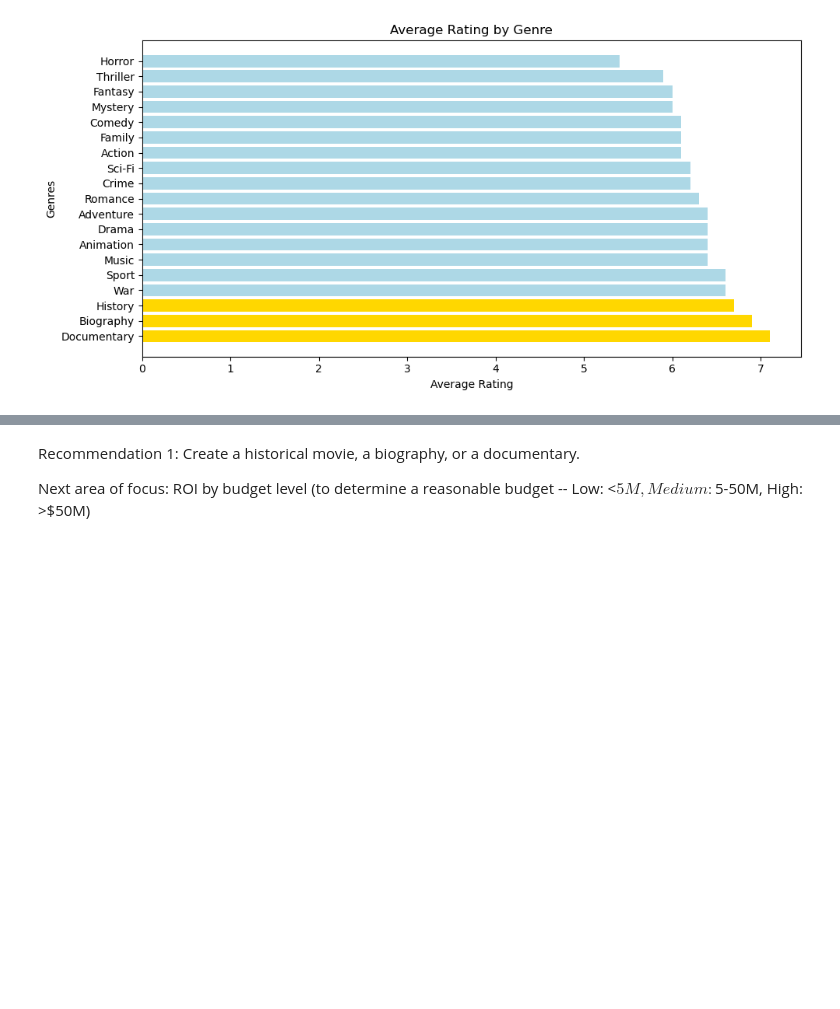
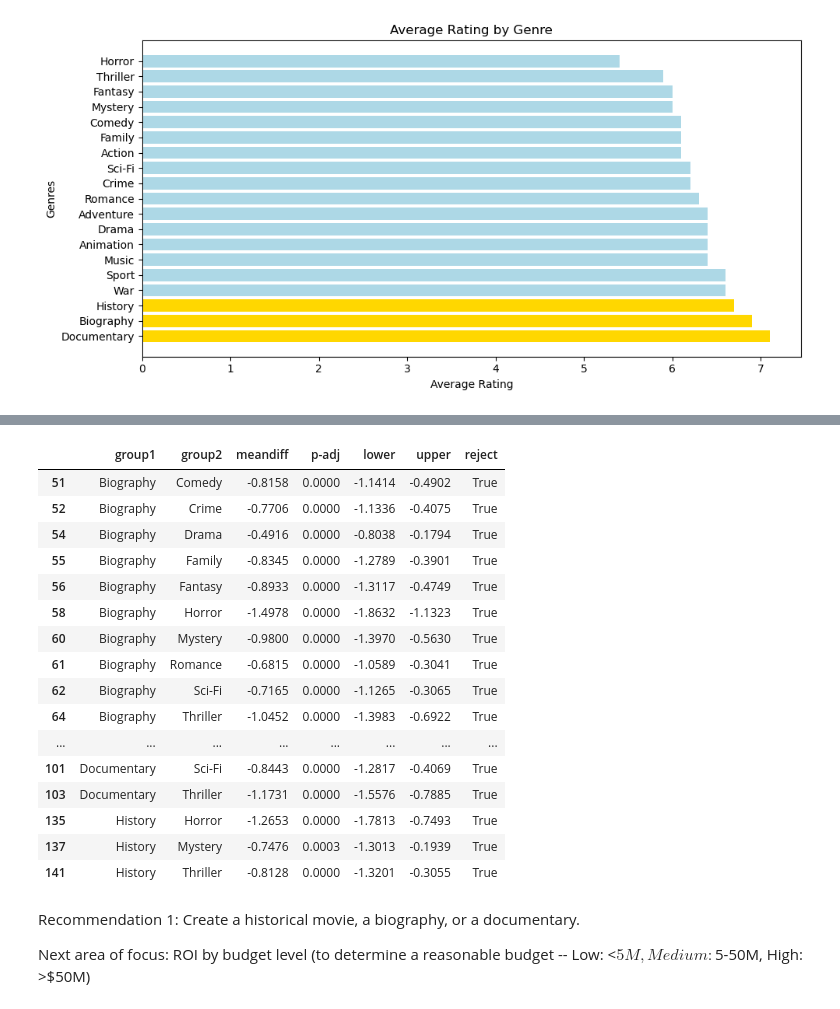
Before and after one commit to elijahlopez94/box_office_statistical_analysis, a Jupyter notebook: box_office_statistical_analysis.ipynb, the cells around one changed output, grey strips where cells are left out. Drawn from its saved outputs; the diff is of its cells as text; code cells hidden in the pictures; blank space fills up the shorter version.

Commit message:
Added statistical tests for each recommendation

```diff
--- a/box_office_statistical_analysis.ipynb
+++ b/box_office_statistical_analysis.ipynb
@@ -505,0 +509,8 @@ H1: There is a significant difference in average rating between genres.
+# %%
+# Run Tukey's HSD test
+rec3_tk_hsd = pairwise_tukeyhsd(endog=filtered_df_genre['averagerating'],
+                            groups=filtered_df_genre['genres'],
+                            alpha=0.05)
+
+# Display the summary of results
+print(rec3_tk_hsd.summary())
@@ -506,3 +535,31 @@ H1: There is a significant difference in average rating between genres.
+# %%
+"""
+The results of this table show the combinations of movies that have statistically
+higher ratings than the average. If wanting to create a multi-genre movie, it is
+suggested to use one of the pairs (group1 and group2) below.
+"""
+
+rec3_results = pd.DataFrame(data=rec3_tk_hsd._results_table.data[1:],
+                          columns=rec3_tk_hsd._results_table.data[0])
+rec3_results.query('reject == True and (group1 == "History" or group1 == "Documentary" or group1 == "Biography")')
+# %% [output]
+|  | group1 | group2 | meandiff | p-adj | lower | upper | reject |
+| 51 | Biography | Comedy | -0.8158 | 0.0000 | -1.1414 | -0.4902 | True |
+| 52 | Biography | Crime | -0.7706 | 0.0000 | -1.1336 | -0.4075 | True |
+| 54 | Biography | Drama | -0.4916 | 0.0000 | -0.8038 | -0.1794 | True |
+| 55 | Biography | Family | -0.8345 | 0.0000 | -1.2789 | -0.3901 | True |
+| 56 | Biography | Fantasy | -0.8933 | 0.0000 | -1.3117 | -0.4749 | True |
+| 58 | Biography | Horror | -1.4978 | 0.0000 | -1.8632 | -1.1323 | True |
+| 60 | Biography | Mystery | -0.9800 | 0.0000 | -1.3970 | -0.5630 | True |
+| 61 | Biography | Romance | -0.6815 | 0.0000 | -1.0589 | -0.3041 | True |
+| 62 | Biography | Sci-Fi | -0.7165 | 0.0000 | -1.1265 | -0.3065 | True |
+| 64 | Biography | Thriller | -1.0452 | 0.0000 | -1.3983 | -0.6922 | True |
+| ... | ... | ... | ... | ... | ... | ... | ... |
+| 101 | Documentary | Sci-Fi | -0.8443 | 0.0000 | -1.2817 | -0.4069 | True |
+| 103 | Documentary | Thriller | -1.1731 | 0.0000 | -1.5576 | -0.7885 | True |
+| 135 | History | Horror | -1.2653 | 0.0000 | -1.7813 | -0.7493 | True |
+| 137 | History | Mystery | -0.7476 | 0.0003 | -1.3013 | -0.1939 | True |
+| 141 | History | Thriller | -0.8128 | 0.0000 | -1.3201 | -0.3055 | True |
 # %% [markdown]
 Recommendation 1: Create a historical movie, a biography, or a documentary.
 
```
Also changed, not shown: parts of 18 cells of this notebook.
